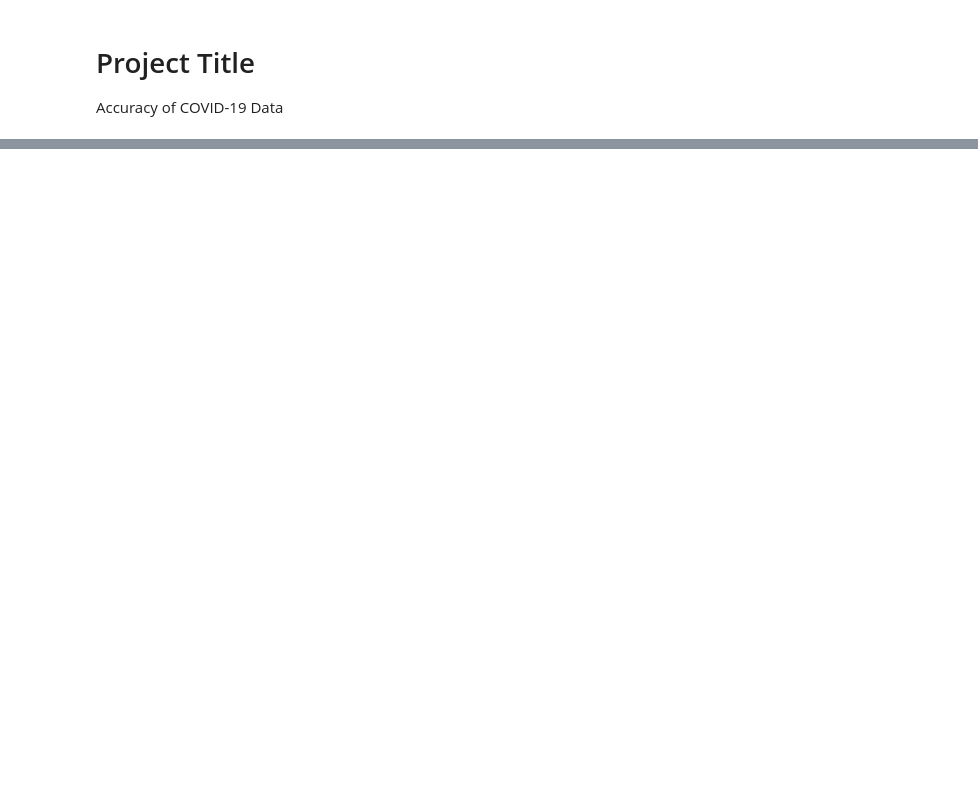
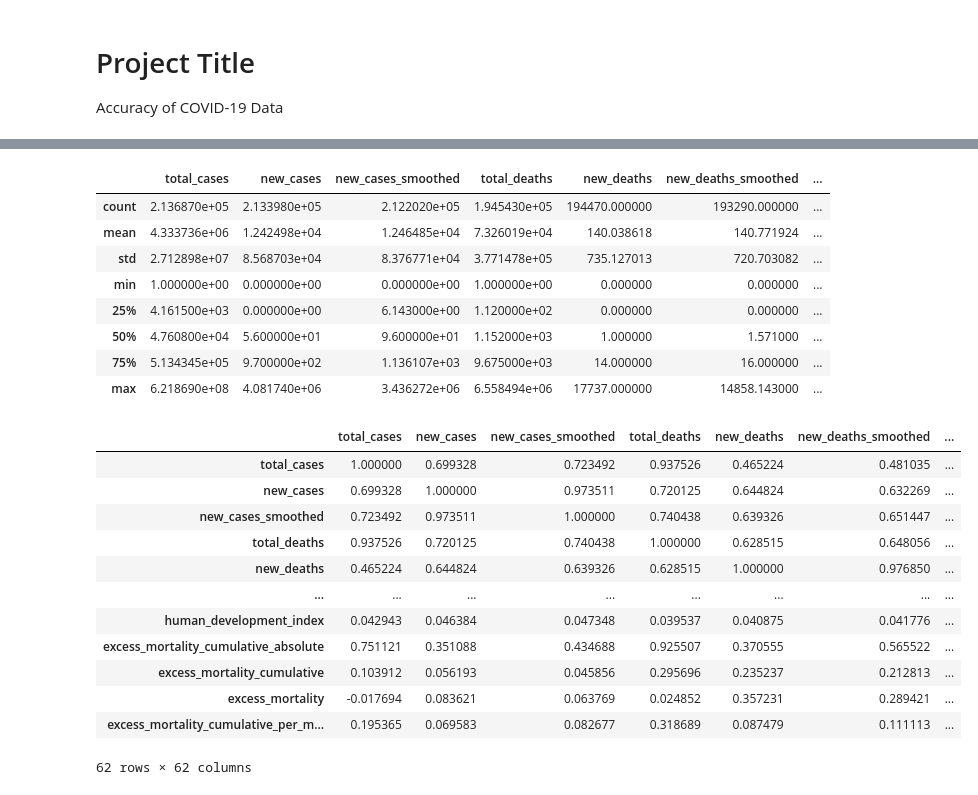
Before and after one commit to IT4063C-Fall22/final-project-zhukv98, a Jupyter notebook: source.ipynb, the cells around one changed output, grey strips where cells are left out. Cells and saved outputs as stored; diff of their text form; code cells hidden in the pictures; blank space fills up the shorter version.

```diff
--- a/source.ipynb
+++ b/source.ipynb
@@ -87,0 +199,26 @@ whoCovidDf
+# %%
+display(owidCovidDf.describe())
+display(owidCovidDf.corr())
+# %% [output]
+|  | total_cases | new_cases | new_cases_smoothed | total_deaths | new_deaths | new_deaths_smoothed | ... |
+| count | 2.136870e+05 | 2.133980e+05 | 2.122020e+05 | 1.945430e+05 | 194470.000000 | 193290.000000 | ... |
+| mean | 4.333736e+06 | 1.242498e+04 | 1.246485e+04 | 7.326019e+04 | 140.038618 | 140.771924 | ... |
+| std | 2.712898e+07 | 8.568703e+04 | 8.376771e+04 | 3.771478e+05 | 735.127013 | 720.703082 | ... |
+| min | 1.000000e+00 | 0.000000e+00 | 0.000000e+00 | 1.000000e+00 | 0.000000 | 0.000000 | ... |
+| 25% | 4.161500e+03 | 0.000000e+00 | 6.143000e+00 | 1.120000e+02 | 0.000000 | 0.000000 | ... |
+| 50% | 4.760800e+04 | 5.600000e+01 | 9.600000e+01 | 1.152000e+03 | 1.000000 | 1.571000 | ... |
+| 75% | 5.134345e+05 | 9.700000e+02 | 1.136107e+03 | 9.675000e+03 | 14.000000 | 16.000000 | ... |
+| max | 6.218690e+08 | 4.081740e+06 | 3.436272e+06 | 6.558494e+06 | 17737.000000 | 14858.143000 | ... |
+|  | total_cases | new_cases | new_cases_smoothed | total_deaths | new_deaths | new_deaths_smoothed | ... |
+| total_cases | 1.000000 | 0.699328 | 0.723492 | 0.937526 | 0.465224 | 0.481035 | ... |
+| new_cases | 0.699328 | 1.000000 | 0.973511 | 0.720125 | 0.644824 | 0.632269 | ... |
+| new_cases_smoothed | 0.723492 | 0.973511 | 1.000000 | 0.740438 | 0.639326 | 0.651447 | ... |
+| total_deaths | 0.937526 | 0.720125 | 0.740438 | 1.000000 | 0.628515 | 0.648056 | ... |
+| new_deaths | 0.465224 | 0.644824 | 0.639326 | 0.628515 | 1.000000 | 0.976850 | ... |
+| ... | ... | ... | ... | ... | ... | ... | ... |
+| human_development_index | 0.042943 | 0.046384 | 0.047348 | 0.039537 | 0.040875 | 0.041776 | ... |
+| excess_mortality_cumulative_absolute | 0.751121 | 0.351088 | 0.434688 | 0.925507 | 0.370555 | 0.565522 | ... |
+| excess_mortality_cumulative | 0.103912 | 0.056193 | 0.045856 | 0.295696 | 0.235237 | 0.212813 | ... |
+| excess_mortality | -0.017694 | 0.083621 | 0.063769 | 0.024852 | 0.357231 | 0.289421 | ... |
+| excess_mortality_cumulative_per_m... | 0.195365 | 0.069583 | 0.082677 | 0.318689 | 0.087479 | 0.111113 | ... |
+62 rows × 62 columns
```
Also changed, not shown: parts of 11 cells of this notebook, 1 other file.
